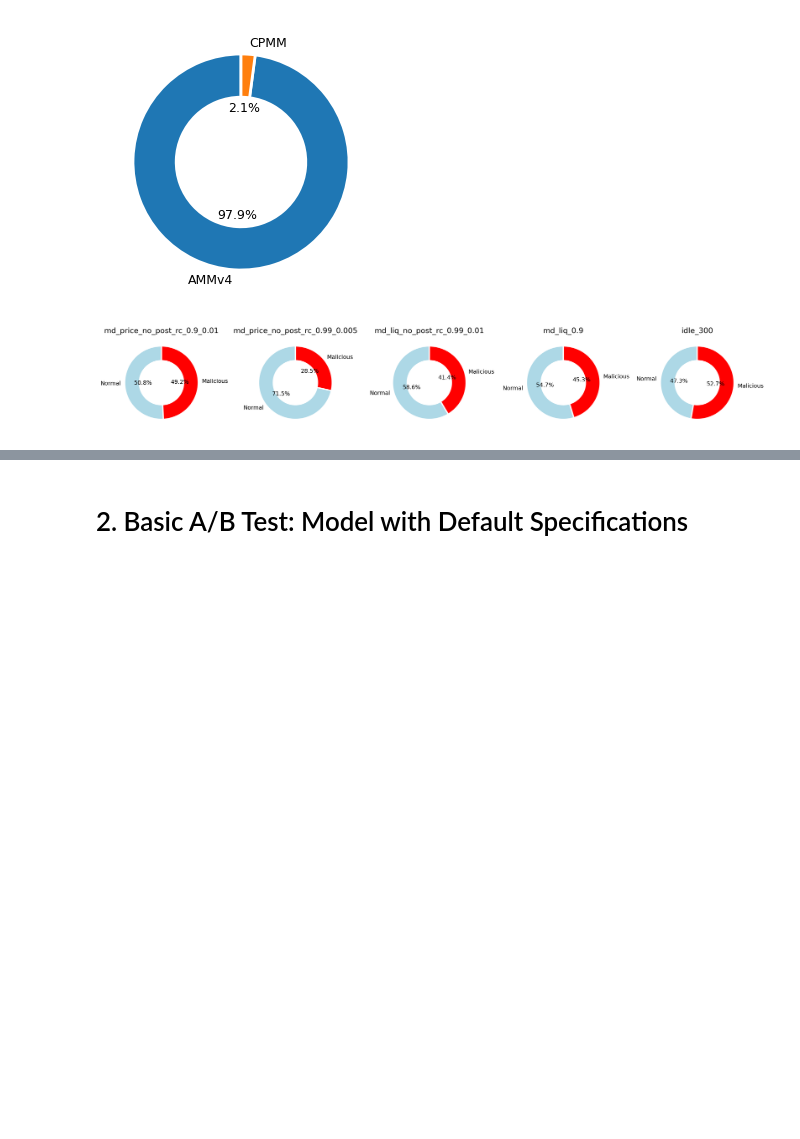
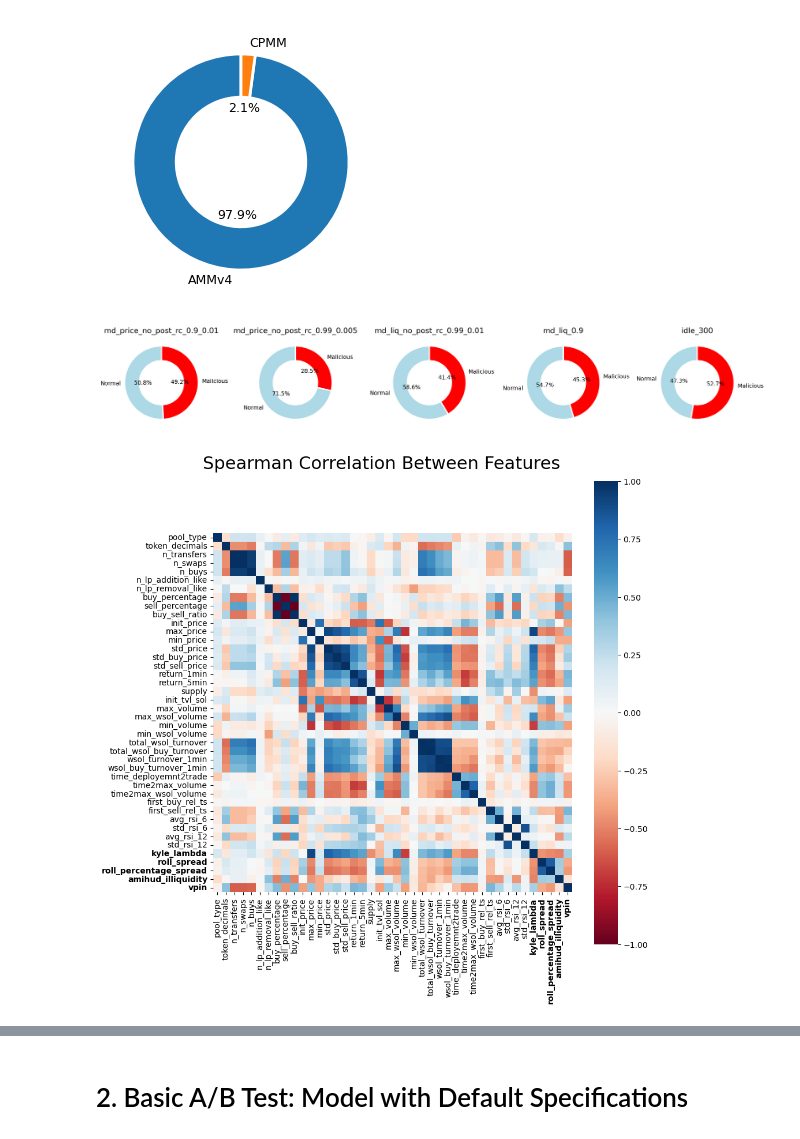
Before and after one commit to NickLithan/Rug-Pull-Early-Detection--Bachelor-Thesis-, a Jupyter notebook: main.ipynb, the cells around one changed output, grey strips where cells are left out. Saved outputs shown, nothing was run; the diff lists cells and outputs as text; code cells hidden in the pictures; blank space fills up the shorter version.

Commit message:
Added correlation heatmaps

```diff
--- a/main.ipynb
+++ b/main.ipynb
@@ -86,3 +96,18 @@ plt.tight_layout()
 plt.show()
 # %% [output]
 [figure]
+# %%
+fig, ax = plt.subplots(1, 1, figsize=(10,10))
+sns.heatmap(X_exp.corr(method="spearman"), vmin=-1, vmax=1, center=0,
+            cmap="RdBu", square=True, xticklabels=True, yticklabels=True, ax=ax)
+
+for label in ax.get_xticklabels():
+    label.set_fontweight('semibold') if label.get_text() in mm_features else None
+for label in ax.get_yticklabels():
+    label.set_fontweight('semibold') if label.get_text() in mm_features else None
+
+fig.suptitle("Spearman Correlation Between Features", fontsize=22)
+plt.tight_layout()
+plt.show()
+# %% [output]
+[figure, added]
```
Also changed, not shown: parts of 5 cells of this notebook, 1 other file.
